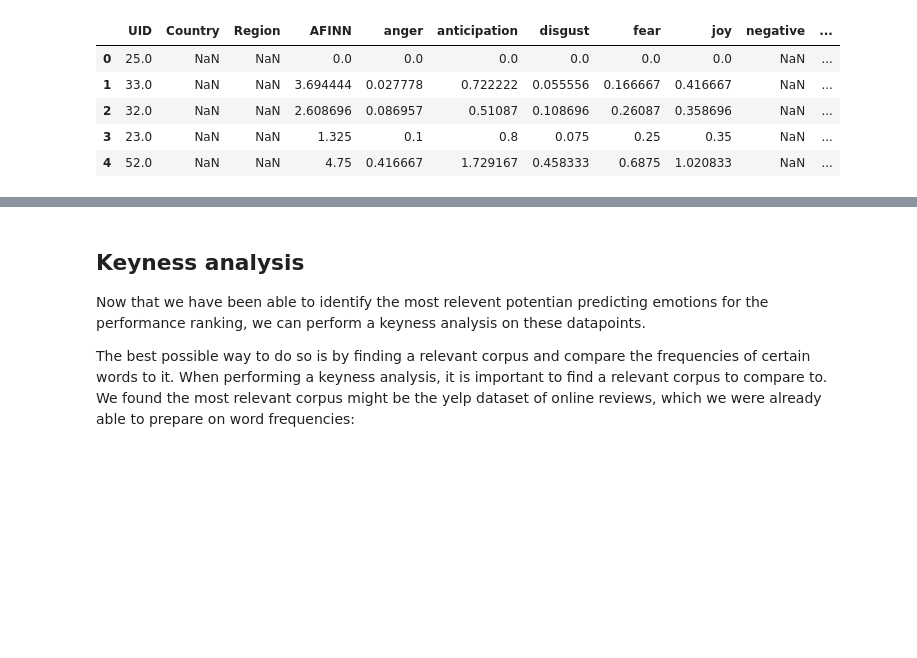
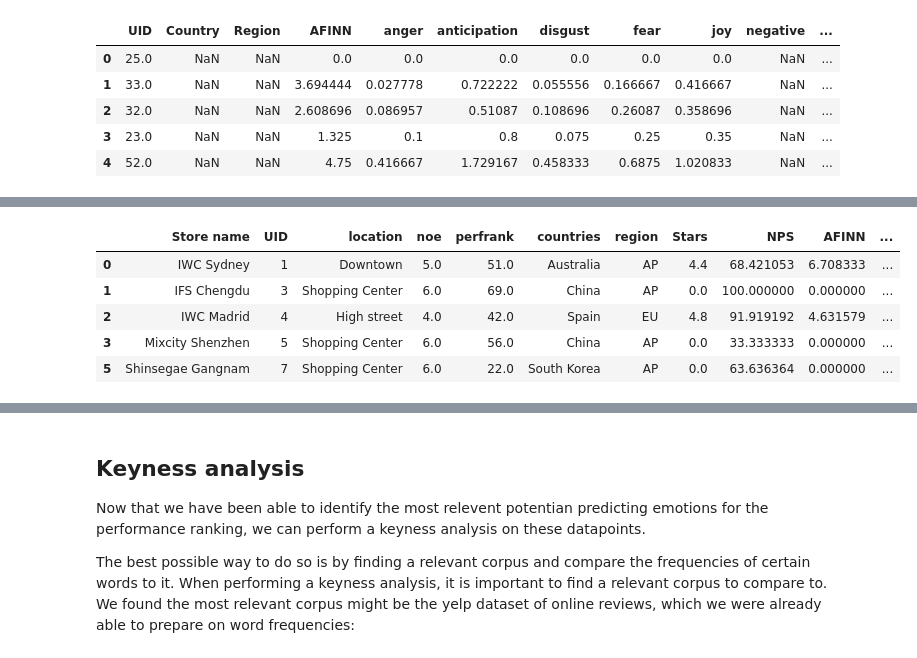
Before and after one commit to JamesArthemeusFinnigan/SBP55_IWC, a Jupyter notebook: SBP55 Sentiment, Emotional and Keyness Analysis.ipynb, the cells around one changed output, grey strips where cells are left out. Cells and saved outputs as stored; diff of their text form; code cells hidden in the pictures; blank space fills up the shorter version.

```diff
--- a/SBP55 Sentiment, Emotional and Keyness Analysis.ipynb
+++ b/SBP55 Sentiment, Emotional and Keyness Analysis.ipynb
@@ -125,0 +134,11 @@ df_perBTQ.head()
+# %%
+df_perf = pd.read_csv("processed/Control Data.csv")
+df_perf = df_perf.dropna()
+df_perf.head()
+# %% [output]
+|  | Store name | UID | location | noe | perfrank | countries | region | Stars | NPS | AFINN | ... |
+| 0 | IWC Sydney | 1 | Downtown | 5.0 | 51.0 | Australia | AP | 4.4 | 68.421053 | 6.708333 | ... |
+| 1 | IFS Chengdu | 3 | Shopping Center | 6.0 | 69.0 | China | AP | 0.0 | 100.000000 | 0.000000 | ... |
+| 2 | IWC Madrid | 4 | High street | 4.0 | 42.0 | Spain | EU | 4.8 | 91.919192 | 4.631579 | ... |
+| 3 | Mixcity Shenzhen | 5 | Shopping Center | 6.0 | 56.0 | China | AP | 0.0 | 33.333333 | 0.000000 | ... |
+| 5 | Shinsegae Gangnam | 7 | Shopping Center | 6.0 | 22.0 | South Korea | AP | 0.0 | 63.636364 | 0.000000 | ... |
```
Also changed, not shown: parts of 6 cells of this notebook.
